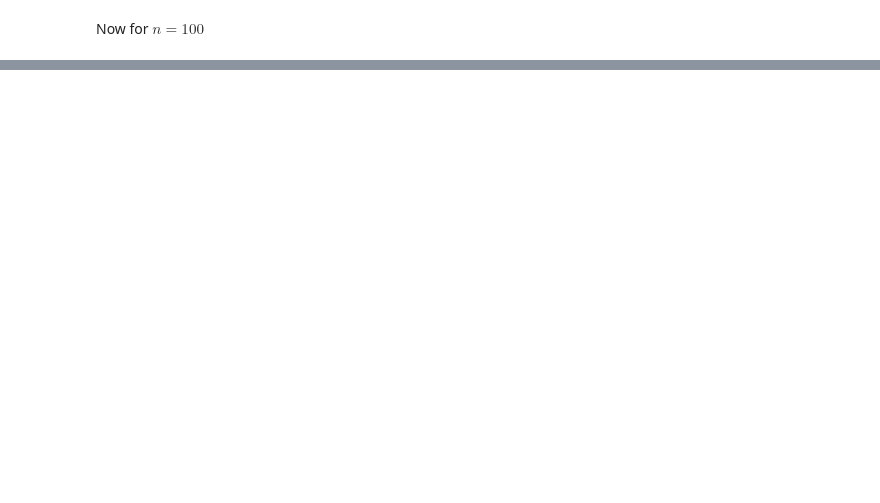
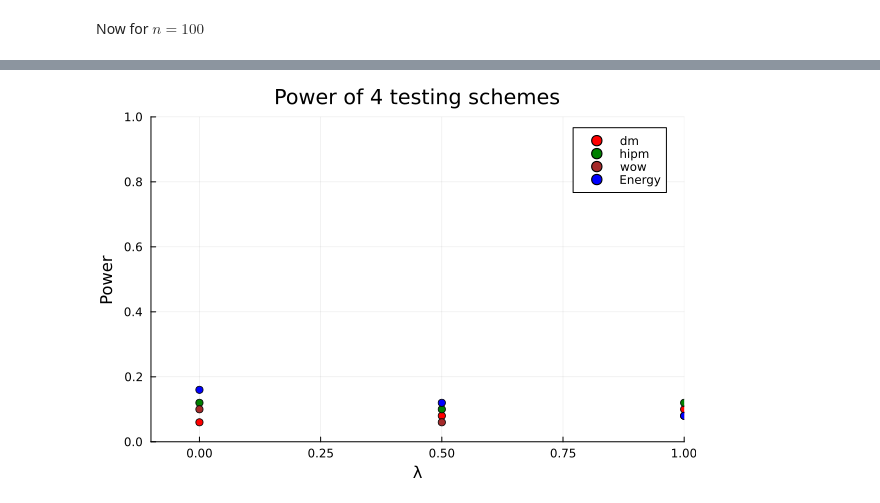
Before and after one commit to giorgikanchaveli/Two-samples-test, a Jupyter notebook: dm_energystat_hipm_wow.ipynb, the cells around one changed output, grey strips where cells are left out. Cells and saved outputs as stored; diff of their text form; code cells hidden in the pictures; blank space fills up the shorter version.

```diff
--- a/dm_energystat_hipm_wow.ipynb
+++ b/dm_energystat_hipm_wow.ipynb
@@ -211,21 +258,13 @@ end
 # %% [output]
 rejection_rate (generic function with 1 method)
 # %%
-function power(δ::Float64, n_top::Int, n_bottom::Int, n_boostrap::Int, S::Int, θ::Float64)
-    # given δ, defines two laws of RPM as defined in the paper of Dubey & Muller and returns the rejection rate for that δ for each
-    # of the testing schemes: DM, HIPM, WoW, Energy statistic,
-    q_1, q_2 = tnormal_normal(0.0), tnormal_normal(δ)
-    return rejection_rate(q_1, q_2, S, n_top, n_bottom, n_boostrap, θ)
-
-end
-
-function power(δs::Vector{Float64}, n_top::Int, n_bottom::Int, n_boostrap::Int, S::Int, θ::Float64)
-    # given δs, defines two laws of RPM as defined in the paper of Dubey & Muller and returns the rejection rate per each δ for each
+function power_per_parameter(δs::Vector{Float64}, power::Function)
+    # given δs and power function, computes power function per each δ and returns rejection rates per each δ for each
     # testing scheme: DM, HIPM, WoW, Energy statistic,
     rej_rates = zeros(length(δs), 4) # per each delta and testing scheme
 
     for i in 1:length(δs)
-        rej_rates[i,:] .= power(δs[i], n_top, n_bottom, n_boostrap, S, θ) # returns rejection rate for δ[i] for each testing scheme
+        rej_rates[i,:] .= power(δs[i]) # returns rejection rate for δ[i] for each testing scheme
     end
     return rej_rates
 end
@@ -423,0 +354,19 @@ scatter!(plot_power, b, power_function[:,4], label = "Energy", color = "blue")
+# %%
+n_top, n_bottom = 100,200
+n_boostrap = 50
+S = 50
+θ = 0.05
+
+Random.seed!(1234) # for reproducibility
+
+a, b = 0.0, 2.0
+μ, σ = 1.0, sqrt(1/3)
+
+mixture(λ) = mixture_ppm(normal_normal(μ,σ), uniform_normal(a,b), λ) # low lambda means more to second distribution which here is uniform normal
+power_normal_uniform(λ) = rejection_rate(normal_normal(μ,σ), mixture(λ), S, n_top, n_bottom, n_boostrap, θ)
+
+λs = collect(0.0:0.5:1.0)
+rejection_rates_normal_uniform = power_per_parameter(λs, power_normal_uniform)
+
+# # #minimum_power_dm = minimum(power_function_dm[])
+# # #hline!([minimum_power_dm], color=:red, linestyle=:dash, label="minimum power for dm")
@@ -423,0 +395,8 @@ scatter!(plot_power, b, power_function[:,4], label = "Energy", color = "blue")
+# %%
+fig_counter_example = plot(title = "Power of 4 testing schemes", xlabel = "λ", ylabel = "Power", xlims=(-0.1, 1.0), ylims = (0.0, 1.0))
+scatter!(fig_counter_example, λs, rejection_rates_normal_uniform[:,1], label = "dm", color = "red")
+scatter!(fig_counter_example, λs, rejection_rates_normal_uniform[:,2], label = "hipm", color = "green")
+scatter!(fig_counter_example, λs, rejection_rates_normal_uniform[:,3], label = "wow", color = "brown")
+scatter!(fig_counter_example, λs, rejection_rates_normal_uniform[:,4], label = "Energy", color = "blue")
+# %% [output]
+[figure, added]
```
Also changed, not shown: parts of 22 cells of this notebook, 20 other files.
